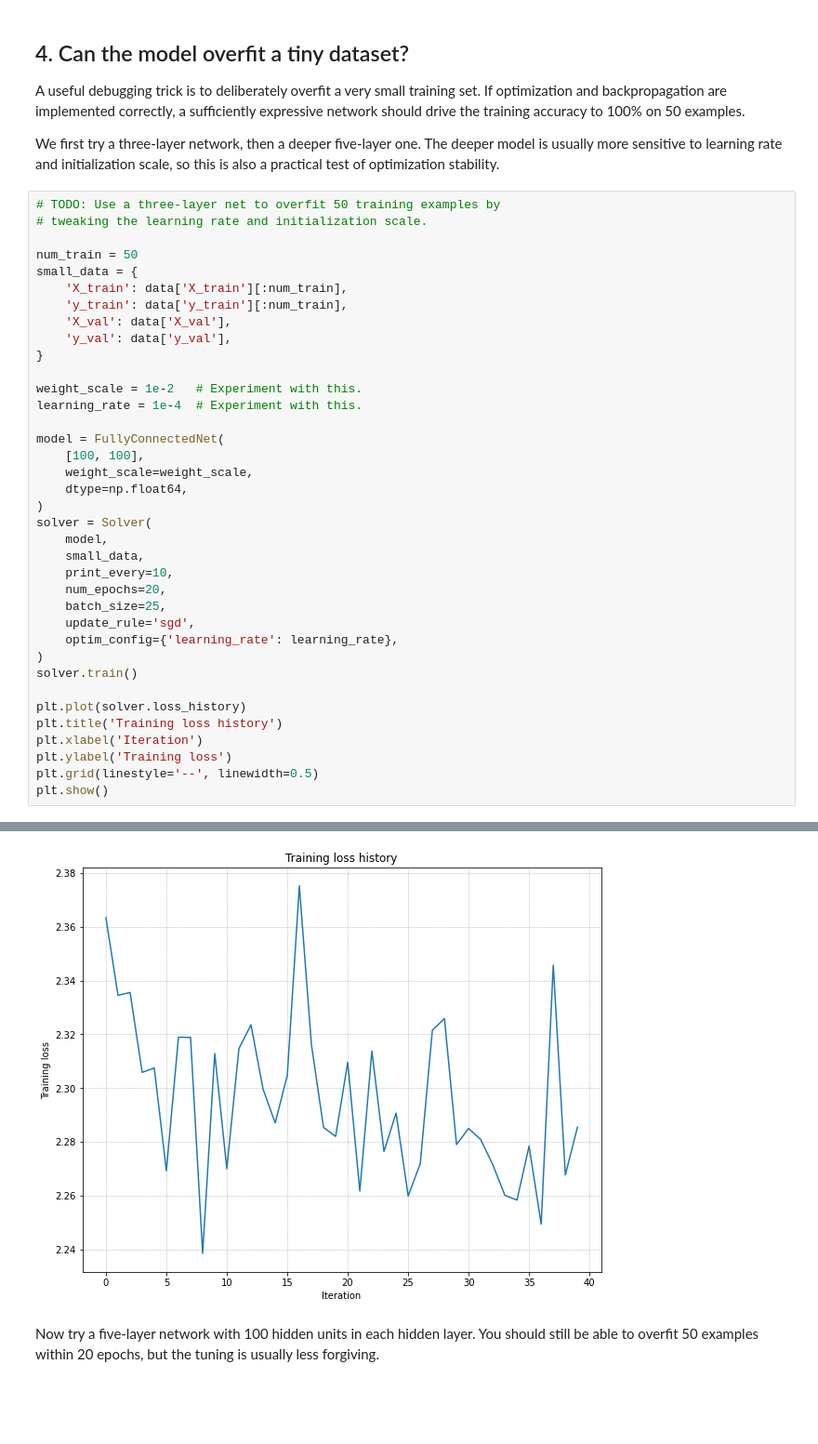
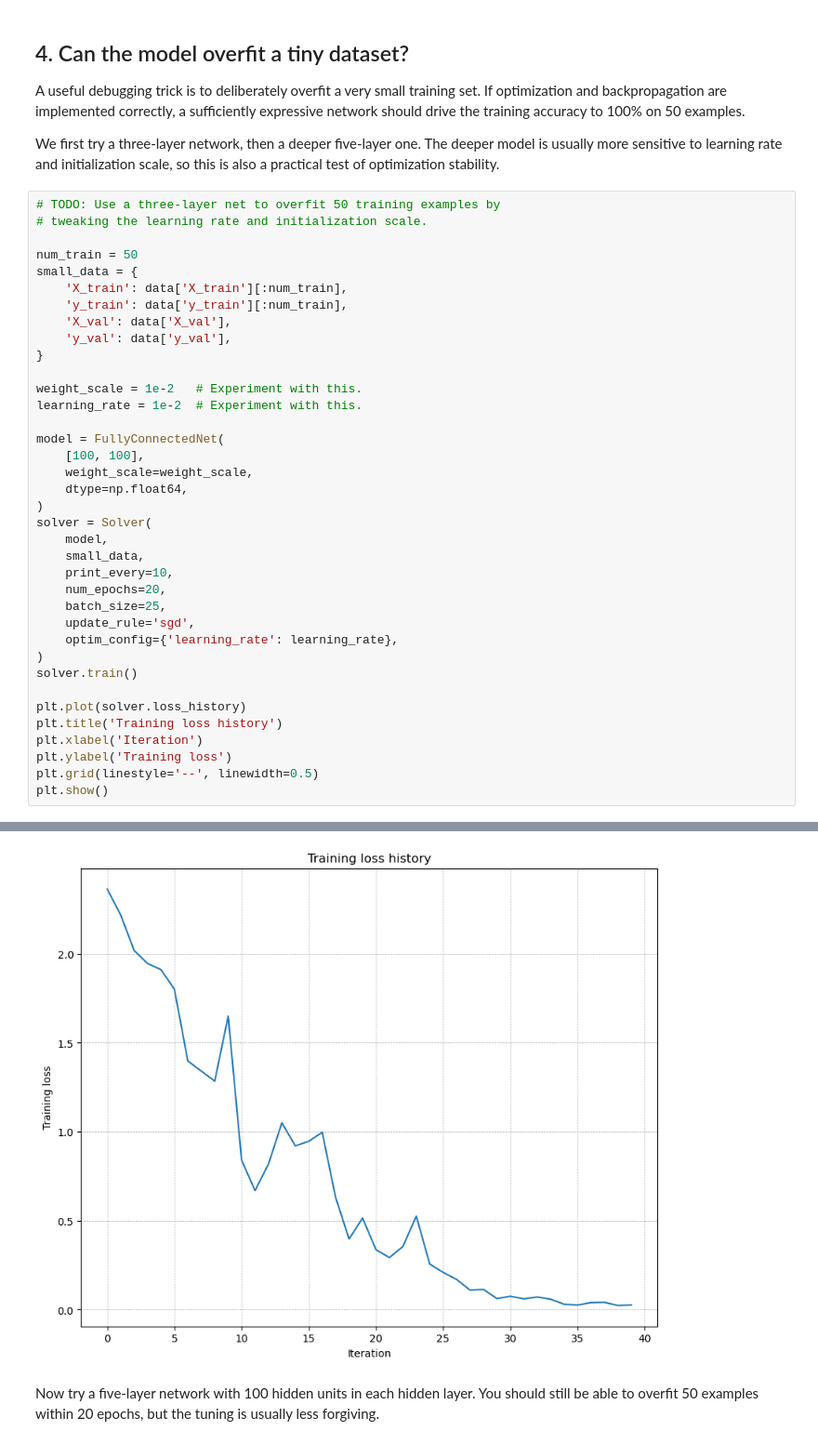
Before and after one commit to carbonatezero/ml-from-scratch, a Jupyter notebook: demos/05_fully_connected_nets_repo.ipynb, the cells around one changed output, grey strips where cells are left out. Shown at 93% size. Saved outputs shown, nothing was run; the diff lists cells and outputs as text; blank space fills up the shorter version.

```diff
--- a/demos/05_fully_connected_nets_repo.ipynb
+++ b/demos/05_fully_connected_nets_repo.ipynb
@@ -225,7 +225,7 @@ small_data = {
 }
 
 weight_scale = 1e-2   # Experiment with this.
-learning_rate = 1e-4  # Experiment with this.
+learning_rate = 1e-2  # Experiment with this.
 
 model = FullyConnectedNet(
     [100, 100],
@@ -270,3 +270,3 @@ plt.show()
-[figure, old version]
+[figure, new version]
 # %% [markdown]
 Now try a five-layer network with 100 hidden units in each hidden layer. You should still be able to overfit 50 examples within 20 epochs, but the tuning is usually less forgiving.
```
Also changed, not shown: parts of 8 cells of this notebook, 15 other files.
